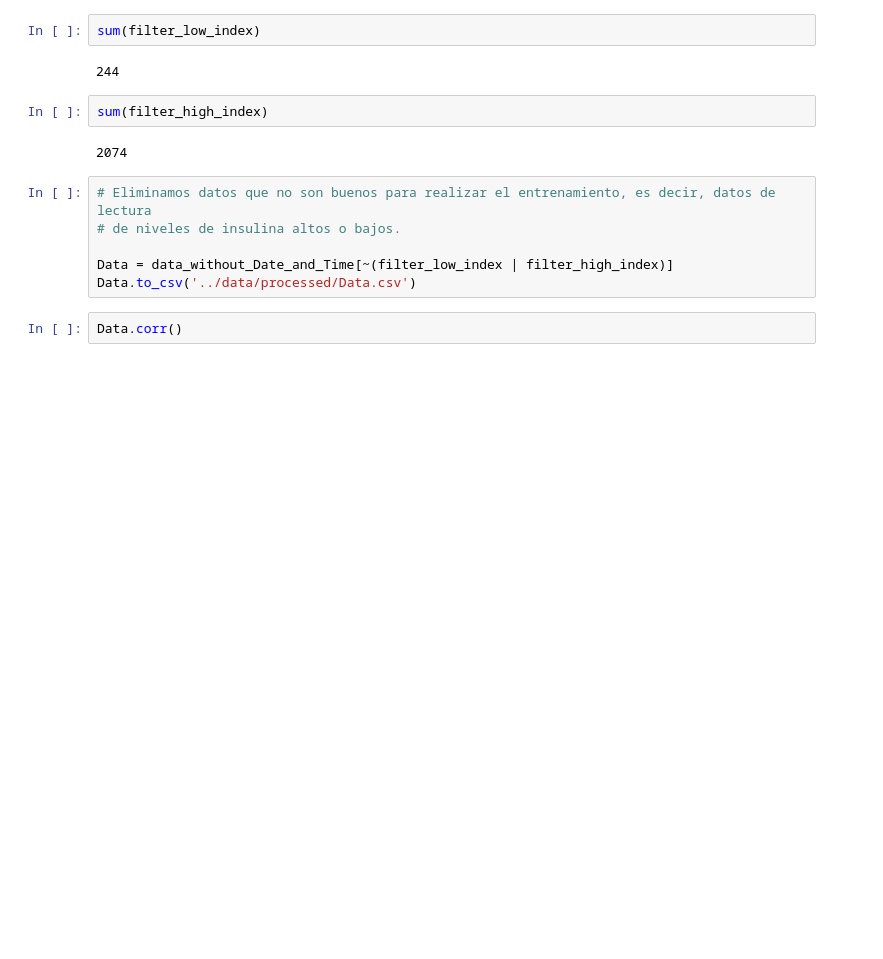
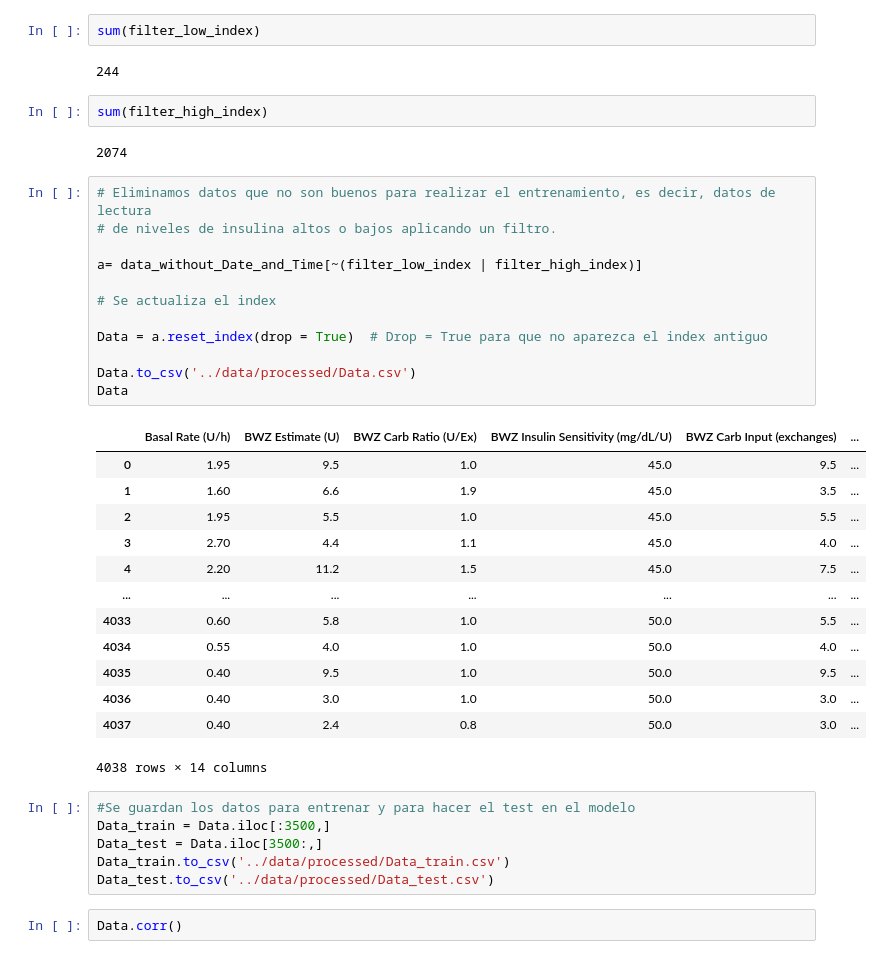
Before and after one commit to Emilioiron/Proyecto_final_Emilio, a Jupyter notebook: notebooks/visualización_y_analisis_datos.ipynb, the cells around one changed output. Cells and saved outputs as stored; diff of their text form; blank space fills up the shorter version.

```diff
--- a/notebooks/visualización_y_analisis_datos.ipynb
+++ b/notebooks/visualización_y_analisis_datos.ipynb
@@ -334,10 +334,36 @@ sum(filter_high_index)
 2074
 # %%
 # Eliminamos datos que no son buenos para realizar el entrenamiento, es decir, datos de lectura
-# de niveles de insulina altos o bajos.
+# de niveles de insulina altos o bajos aplicando un filtro.
 
-Data = data_without_Date_and_Time[~(filter_low_index | filter_high_index)]
+a= data_without_Date_and_Time[~(filter_low_index | filter_high_index)]
+
+# Se actualiza el index
+
+Data = a.reset_index(drop = True)  # Drop = True para que no aparezca el index antiguo
+
 Data.to_csv('../data/processed/Data.csv')
+Data
+# %% [output]
+|  | Basal Rate (U/h) | BWZ Estimate (U) | BWZ Carb Ratio (U/Ex) | BWZ Insulin Sensitivity (mg/dL/U) | BWZ Carb Input (exchanges) | ... |
+| 0 | 1.95 | 9.5 | 1.0 | 45.0 | 9.5 | ... |
+| 1 | 1.60 | 6.6 | 1.9 | 45.0 | 3.5 | ... |
+| 2 | 1.95 | 5.5 | 1.0 | 45.0 | 5.5 | ... |
+| 3 | 2.70 | 4.4 | 1.1 | 45.0 | 4.0 | ... |
+| 4 | 2.20 | 11.2 | 1.5 | 45.0 | 7.5 | ... |
+| ... | ... | ... | ... | ... | ... | ... |
+| 4033 | 0.60 | 5.8 | 1.0 | 50.0 | 5.5 | ... |
+| 4034 | 0.55 | 4.0 | 1.0 | 50.0 | 4.0 | ... |
+| 4035 | 0.40 | 9.5 | 1.0 | 50.0 | 9.5 | ... |
+| 4036 | 0.40 | 3.0 | 1.0 | 50.0 | 3.0 | ... |
+| 4037 | 0.40 | 2.4 | 0.8 | 50.0 | 3.0 | ... |
+4038 rows × 14 columns
+# %%
+#Se guardan los datos para entrenar y para hacer el test en el modelo
+Data_train = Data.iloc[:3500,]
+Data_test = Data.iloc[3500:,]
+Data_train.to_csv('../data/processed/Data_train.csv')
+Data_test.to_csv('../data/processed/Data_test.csv')
 # %%
 Data.corr()
 # %% [output]
```
Also changed, not shown: parts of 3 cells of this notebook, 5 other files.
